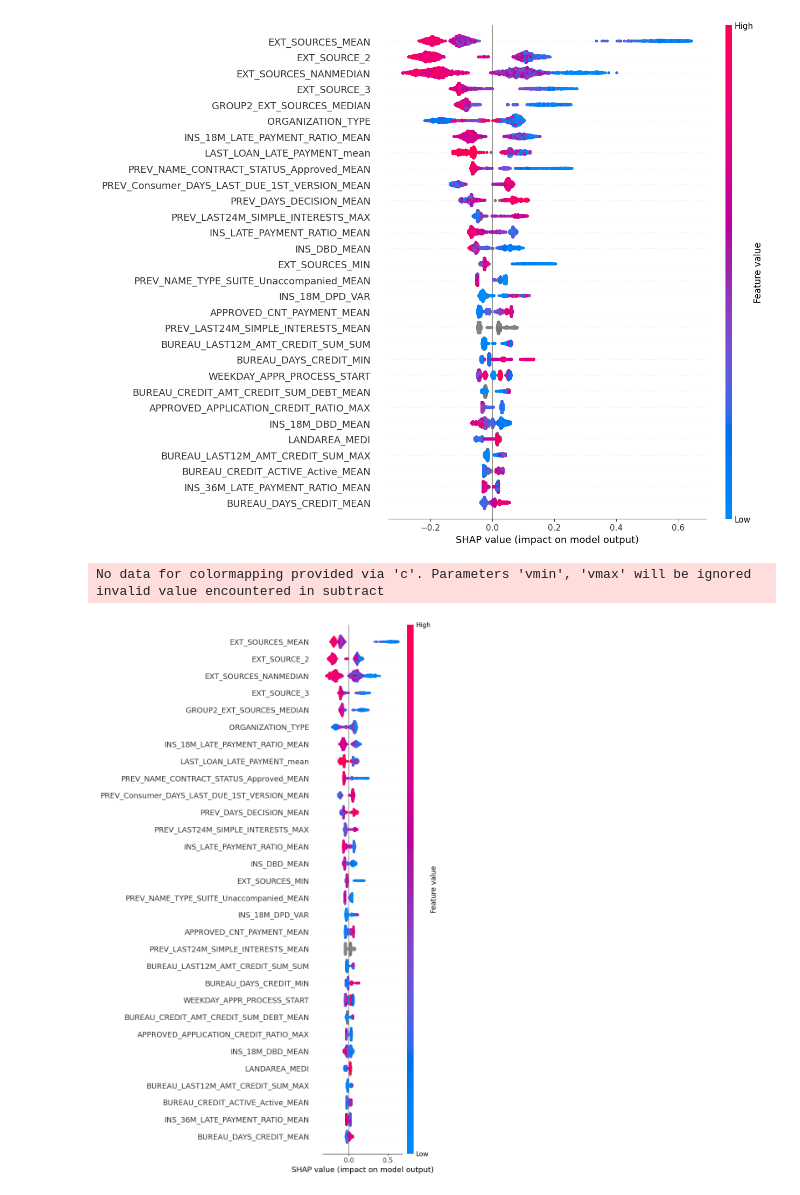
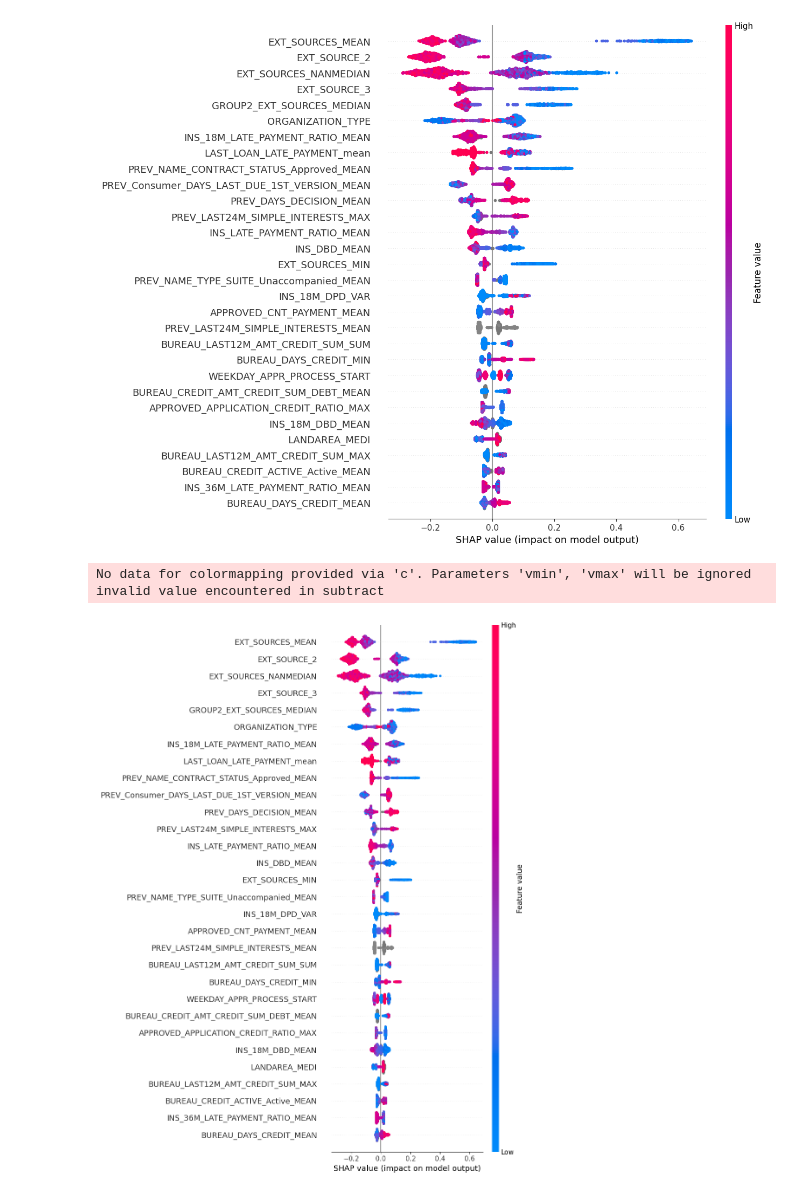
Before and after one commit to JulienfLeBoucher/OC_MLOps_credit_scoring, a Jupyter notebook: api/api_dev.ipynb, the cells around one changed output. Cells and saved outputs as stored; diff of their text form; code cells hidden in the pictures.

```diff
--- a/api/api_dev.ipynb
+++ b/api/api_dev.ipynb
@@ -587,16 +592,16 @@ invalid value encountered in subtract
 # %%
 img_path = './shap_output/global_shap.png'
 # Get the pyplot object without showing it
 shap.summary_plot(
     exp,
     features,
     max_display=30,
-    plot_size=(10,13)
+    plot_size=(10,13),
     show=False
 )
 plt.savefig(img_path)
 # shap.save_html('./shap_output/html/global_shap', summary_plot)
 # %% [output]
 No data for colormapping provided via 'c'. Parameters 'vmin', 'vmax' will be ignored
 invalid value encountered in subtract
-[figure, old version]
+[figure, new version]
```
Also changed, not shown: parts of 17 cells of this notebook, 4 other files.
